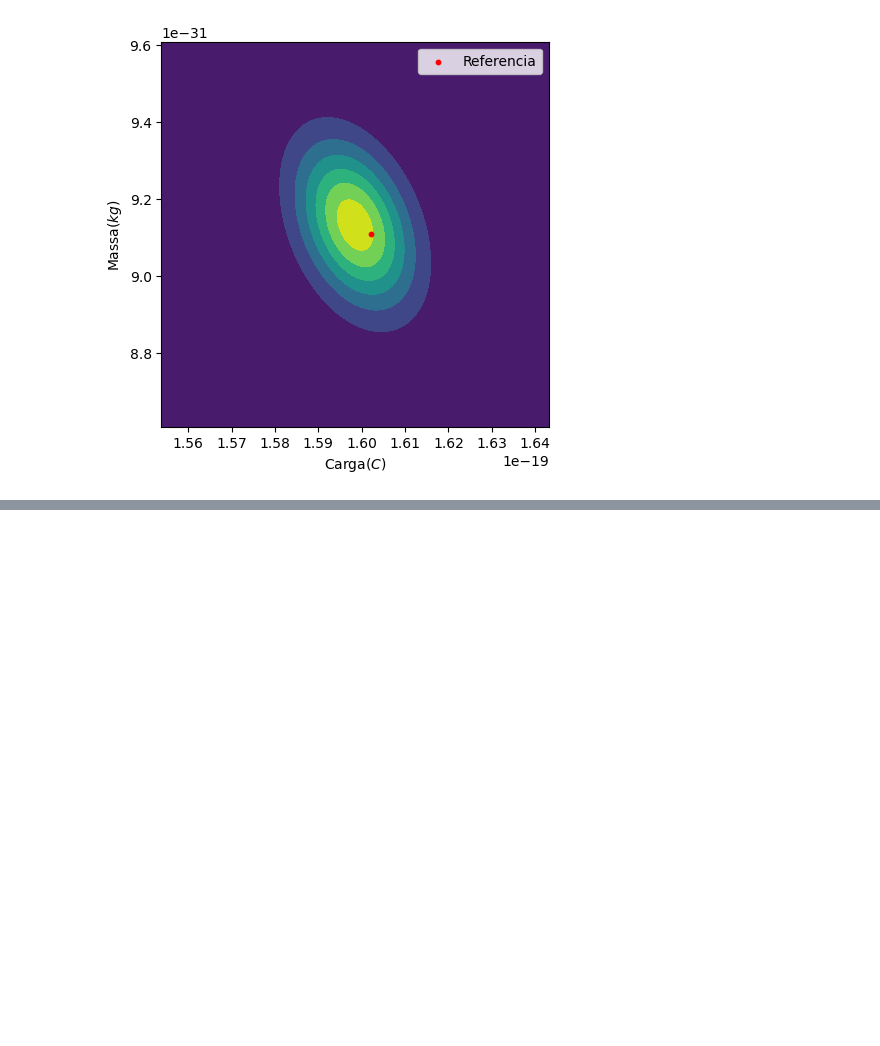
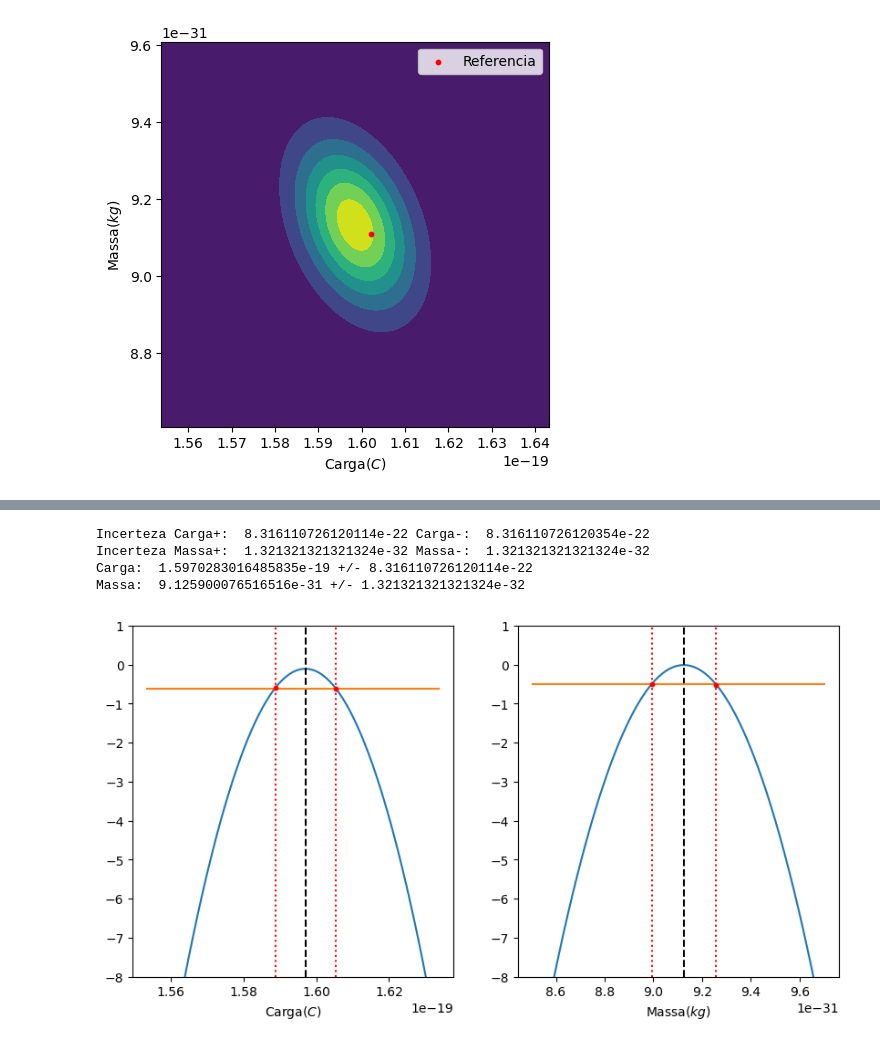
Before and after one commit to encarnacao/combinacao-lab1, a Jupyter notebook: Combination.ipynb, the cells around one changed output, grey strips where cells are left out. Cells and saved outputs as stored; diff of their text form; code cells hidden in the pictures; blank space fills up the shorter version.

Commit message:
Mais uns prints

```diff
--- a/Combination.ipynb
+++ b/Combination.ipynb
@@ -215,0 +221,51 @@ ax[0].set_ylabel(r'Massa($kg$)')
+# %%
+fig, ax = plt.subplots(1,2,figsize=(10,5))
+log_carga = np.log(y_carga)
+log_massa = np.log(y_massa)
+media_carga = np.max(log_carga)
+media_massa = np.max(log_massa)
+carga_line = np.array([media_carga - 0.5]*len(x_carga))
+massa_line = np.array([media_massa - 0.5]*len(x_massa))
+x_media_carga = x_carga[np.argmax(log_carga)]
+x_media_massa = x_massa[np.argmax(log_massa)]
+idx_carga = np.argwhere(np.diff(np.sign(log_carga - carga_line))).flatten()
+idx_massa = np.argwhere(np.diff(np.sign(log_massa - massa_line))).flatten()
+
+ax[0].plot(x_carga,log_carga)
+ax[0].axvline(x_media_carga,color='k',linestyle='--')
+ax[0].scatter(x_carga[idx_carga],log_carga[idx_carga],color='r',marker='o',s=10, zorder=10)
+ax[0].plot(x_carga,carga_line)
+ax[0].axvline(x_carga[idx_carga[0]],color='r',linestyle=':')
+ax[0].axvline(x_carga[idx_carga[1]],color='r',linestyle=':')
+
+ax[1].plot(x_massa,log_massa)
+ax[1].axvline(x_media_massa,color='k',linestyle='--')
+ax[1].scatter(x_massa[idx_massa],log_massa[idx_massa],color='r',marker='o',s=10, zorder=10)
+ax[1].plot(x_massa,massa_line)
+ax[1].axvline(x_massa[idx_massa[0]],color='r',linestyle=':')
+ax[1].axvline(x_massa[idx_massa[1]],color='r',linestyle=':')
+
+ax[0].set_xlabel(r'Carga($C$)')
+ax[1].set_xlabel(r'Massa($kg$)')
+ax[0].set_ylim(-8,1)
+ax[1].set_ylim(-8,1)
+
+
+#Calculo da incerteza
+incerteza_carga_mais = x_carga[idx_carga[0]] - x_media_carga
+incerteza_carga_menos = x_media_carga - x_carga[idx_carga[1]]
+incerteza_massa_mais = x_massa[idx_massa[0]] - x_media_massa
+incerteza_massa_menos = x_media_massa - x_massa[idx_massa[1]]
+#Checando vi que as incertezas eram praticamente iguais, então usei só uma delas
+print("Incerteza Carga+: ",incerteza_carga_mais, "Carga-: ",incerteza_carga_menos)
+print("Incerteza Massa+: ",incerteza_massa_mais, "Massa-: ",incerteza_massa_menos)
+
+
+print("Carga: ",x_media_carga,"+/-",incerteza_carga_mais)
+print("Massa: ",x_media_massa,"+/-",incerteza_massa_mais)
+# %% [output]
+Incerteza Carga+:  8.316110726120114e-22 Carga-:  8.316110726120354e-22
+Incerteza Massa+:  1.321321321321324e-32 Massa-:  1.321321321321324e-32
+Carga:  1.5970283016485835e-19 +/- 8.316110726120114e-22
+Massa:  9.125900076516516e-31 +/- 1.321321321321324e-32
+[figure, added]
```
Also changed, not shown: parts of 1 cell of this notebook.
